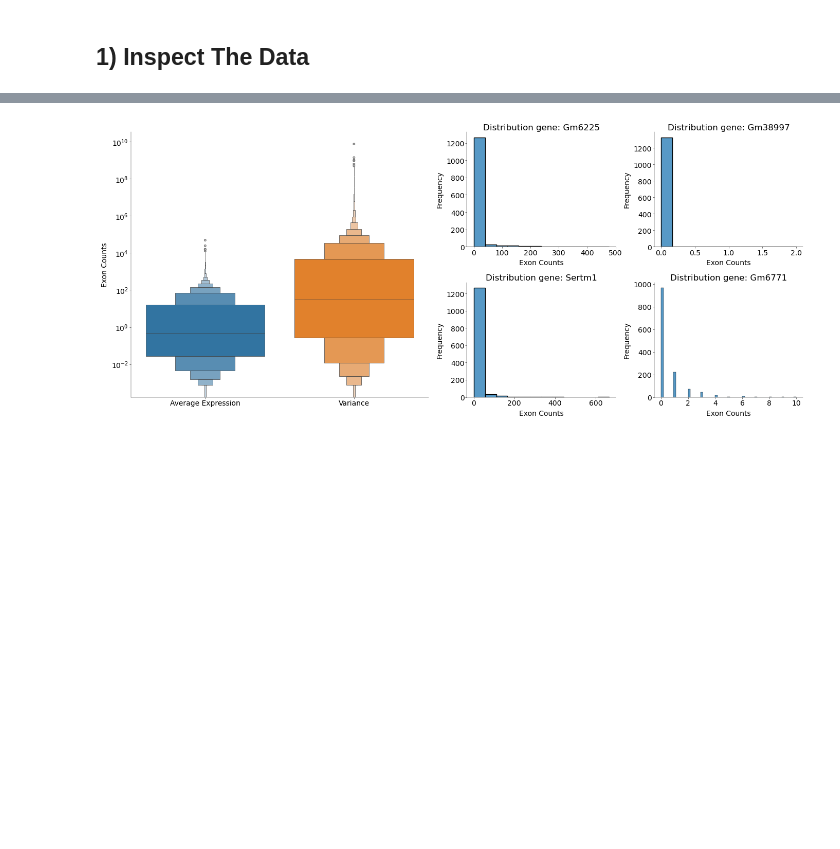
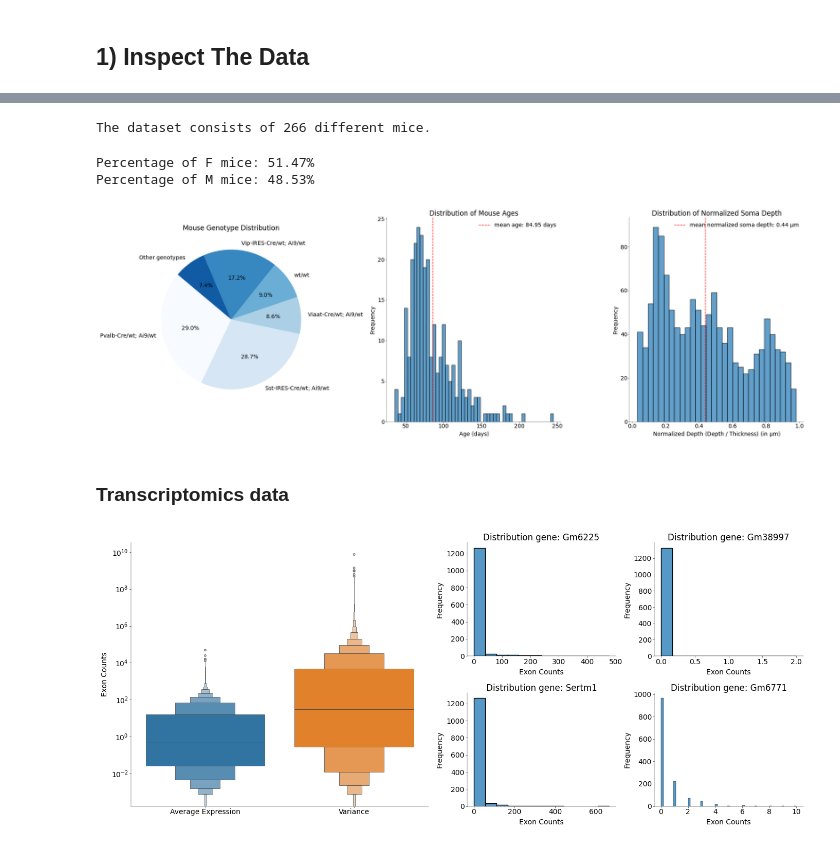
Before and after one commit to GustavKS/Neural-Data, a Jupyter notebook: Final Project/practical03.ipynb, the cells around one changed output, grey strips where cells are left out. Drawn from its saved outputs; the diff is of its cells as text; code cells hidden in the pictures; blank space fills up the shorter version.

```diff
--- a/Final Project/practical03.ipynb
+++ b/Final Project/practical03.ipynb
@@ -267,0 +272,21 @@ np.sum(np.isnan(ephysData_filtered))
+# %%
+# number of mice
+mouse_all = meta["Mouse"].values.astype("str")
+n_mice = len(np.unique(mouse_all))
+print(f"The dataset consists of {n_mice} different mice.")
+# %% [output]
+The dataset consists of 266 different mice.
+# %%
+# Gender
+mouse_genders = meta["Mouse gender"].values.astype("str")
+genders, gender_counts = np.unique(mouse_genders, return_counts=True)
+percentages_gender = {
+    gender: (count / len(mouse_genders)) * 100
+    for gender, count in zip(genders, gender_counts)
+}
+
+for gender, percentage in percentages_gender.items():
+    print(f"Percentage of {gender} mice: {percentage:.2f}%")
+# %% [output]
+Percentage of F mice: 51.47%
+Percentage of M mice: 48.53%
@@ -268,3 +313,61 @@ np.sum(np.isnan(ephysData_filtered))
+# %%
+# Age
+mouse_ages = list(mice_ages.values())
+mean_age = np.mean(mouse_ages)
+# %%
+# Normalized soma depth
+filtered_thickness = thickness[~np.isnan(thickness) & ~np.isnan(depth)]
+filtered_depth = depth[~np.isnan(thickness) & ~np.isnan(depth)]
+
+# Normalize depth by thickness
+normalized_depth = filtered_depth / filtered_thickness
+mean_depth = np.mean(normalized_depth)
+# %%
+# Plot
+plt.figure(figsize=(18, 6))
+
+plt.subplot(1, 3, 1)
+plt.pie(
+    genotype_summary.values(),
+    labels=genotype_summary.keys(),
+    autopct="%1.1f%%",
+    startangle=140,
+    colors=colors,
+)
+plt.title("Mouse Genotype Distribution")
+
+plt.subplot(1, 3, 2)
+plt.hist(mouse_ages, bins=50, alpha=0.7, edgecolor="black")
+plt.axvline(
+    mean_age,
+    color="r",
+    linestyle="dashed",
+    label=f"mean age: {mean_age:.2f} days",
+)
+plt.title("Distribution of Mouse Ages")
+plt.xlabel("Age (days)")
+plt.ylabel("Frequency")
+plt.legend()
+
+plt.subplot(1, 3, 3)
+plt.hist(normalized_depth, bins=30, alpha=0.7, edgecolor="black")
+plt.axvline(
+    mean_depth,
+    color="r",
+    linestyle="dashed",
+    label=f"mean normalized soma depth: {mean_depth:.2f} µm",
+)
+plt.xlabel("Normalized Depth (Depth / Thickness) (in µm)")
+plt.ylabel("Frequency")
+plt.title("Distribution of Normalized Soma Depth")
+plt.legend()
+
+plt.tight_layout()
+plt.show()
+# %% [output]
+[figure, added]
+# %% [markdown]
+### Transcriptomics data
 # %%
 gene_means = np.mean(exonCounts, axis=0)
 gene_medians = np.median(exonCounts, axis=0)
```
Also changed, not shown: parts of 8 cells of this notebook.
